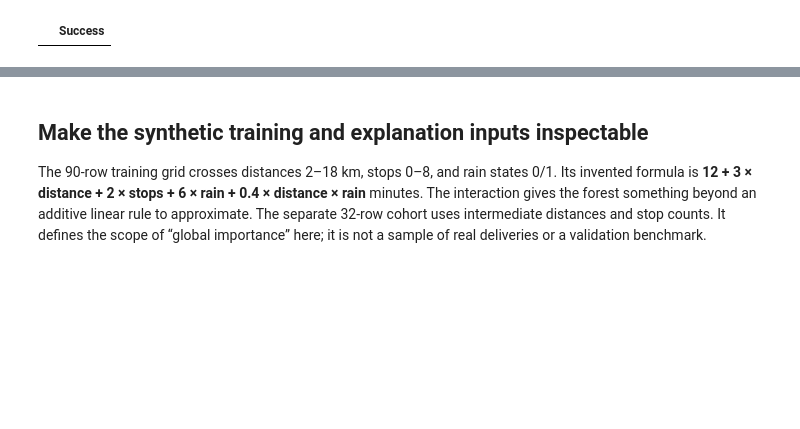
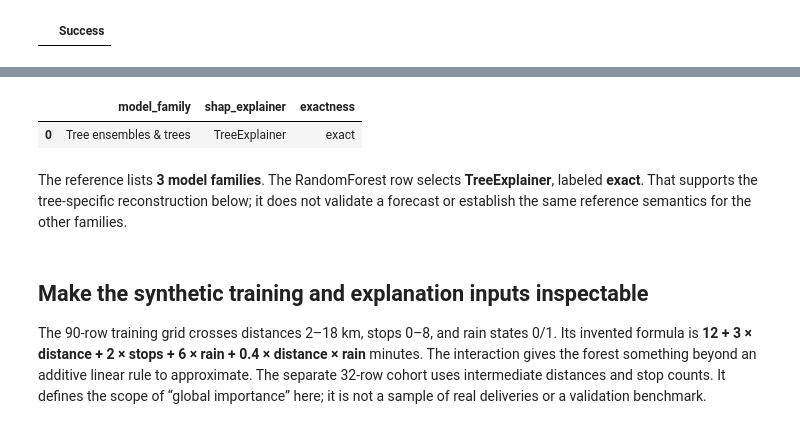
Before and after one commit to Query-farm/vgi-explain, a Jupyter notebook: notebooks/01_local_and_cohort_shap.ipynb, the cells around one changed output, grey strips where cells are left out. Saved outputs shown, nothing was run; the diff lists cells and outputs as text; code cells hidden in the pictures; blank space fills up the shorter version.

```diff
--- a/notebooks/01_local_and_cohort_shap.ipynb
+++ b/notebooks/01_local_and_cohort_shap.ipynb
@@ -49,3 +103,17 @@ ATTACH 'explain' AS ex (TYPE vgi, LOCATION 'uvx --python 3.13 --with vgi-python=
+# %%
+display(chosen)
+assert len(chosen) == 1 and chosen.shap_explainer.iloc[0] == "TreeExplainer"
+assert chosen.exactness.iloc[0] == "exact"
+prose(
+    f"The reference lists **{len(families)} model families**. The RandomForest row selects "
+    f"**{chosen.shap_explainer.iloc[0]}**, labeled **{chosen.exactness.iloc[0]}**. "
+    "That supports the tree-specific reconstruction below; it does not validate a forecast "
+    "or establish the same reference semantics for the other families."
+)
+# %% [output]
+|  | model_family | shap_explainer | exactness |
+| 0 | Tree ensembles & trees | TreeExplainer | exact |
+The reference lists **3 model families**. The RandomForest row selects **TreeExplainer**, labeled **exact**. That supports the tree-specific reconstruction below; it does not validate a forecast or establish the same reference semantics for the other families.
 # %% [markdown]
 ## Make the synthetic training and explanation inputs inspectable
 
```
Also changed, not shown: parts of 21 cells of this notebook, 13 other files.
